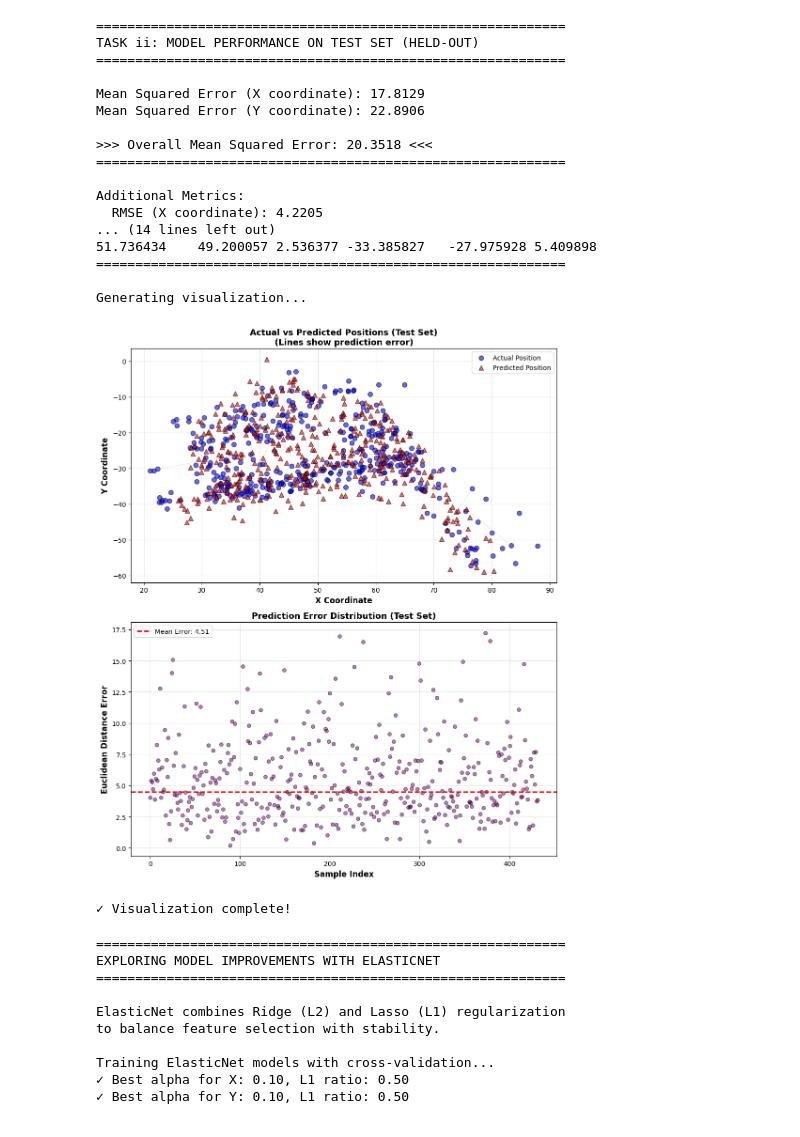
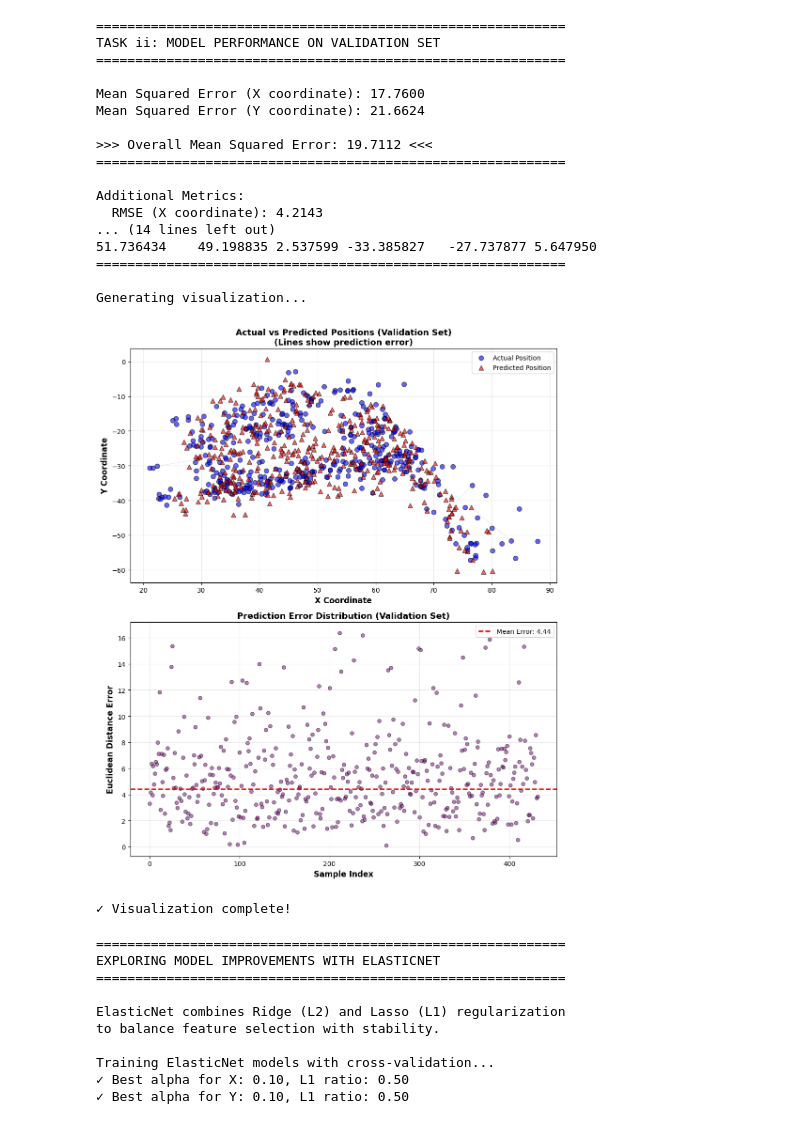
Before and after one commit to umarfj/ML_coursework, a Jupyter notebook: Q2.ipynb, the cells around one changed output. Drawn from its saved outputs; the diff is of its cells as text; code cells hidden in the pictures.

```diff
--- a/Q2.ipynb
+++ b/Q2.ipynb
@@ -193,18 +181,18 @@ TASK i: DEVELOPING MULTI-LINEAR REGRESSION MODEL
 ============================================================
 # %%
-# Task ii: Report Model Performance on Held-out Test Set
+# Task ii: Report Model Performance on Validation Set
 
 print("="*60)
-print("TASK ii: MODEL PERFORMANCE ON TEST SET (HELD-OUT)")
+print("TASK ii: MODEL PERFORMANCE ON VALIDATION SET")
 print("="*60)
 
-# Make predictions on test set
-y_pred_x = model_x.predict(X_test_scaled)
-y_pred_y = model_y.predict(X_test_scaled)
+# Make predictions on validation set
+y_pred_x = model_x.predict(X_val_scaled)
+y_pred_y = model_y.predict(X_val_scaled)
 
 # Calculate Mean Squared Error for each coordinate
-mse_x = mean_squared_error(y_test['x'], y_pred_x)
-mse_y = mean_squared_error(y_test['y'], y_pred_y)
+mse_x = mean_squared_error(y_val['x'], y_pred_x)
+mse_y = mean_squared_error(y_val['y'], y_pred_y)
 
 # Calculate overall MSE (average of both coordinates)
 mse_overall = (mse_x + mse_y) / 2
@@ -215,9 +203,9 @@ print(f"\n>>> Overall Mean Squared Error: {mse_overall:.4f} <<<")
 print("="*60)
 
 # Additional metrics
-rmse_x = np.sqrt(mse_x)
-rmse_y = np.sqrt(mse_y)
-rmse_overall = np.sqrt(mse_overall)
+rmse_x = float(np.sqrt(mse_x))
+rmse_y = float(np.sqrt(mse_y))
+rmse_overall = float(np.sqrt(mse_overall))
 
 print(f"\nAdditional Metrics:")
 print(f"  RMSE (X coordinate): {rmse_x:.4f}")
@@ -225,8 +213,8 @@ print(f"  RMSE (Y coordinate): {rmse_y:.4f}")
 print(f"  Overall RMSE: {rmse_overall:.4f}")
 
 # Calculate R² scores
-r2_x = r2_score(y_test['x'], y_pred_x)
-r2_y = r2_score(y_test['y'], y_pred_y)
+r2_x = r2_score(y_val['x'], y_pred_x)
+r2_y = r2_score(y_val['y'], y_pred_y)
 
 print(f"\n  R² Score (X coordinate): {r2_x:.4f}")
 print(f"  R² Score (Y coordinate): {r2_y:.4f}")
@@ -236,12 +224,12 @@ print("\n" + "-"*60)
 print("Sample Predictions vs Actual Values (First 5)")
 print("-"*60)
 comparison = pd.DataFrame({
-    'Actual_X': y_test['x'].values[:5],
+    'Actual_X': y_val['x'].values[:5],
     'Predicted_X': y_pred_x[:5],
-    'Error_X': np.abs(y_test['x'].values[:5] - y_pred_x[:5]),
-    'Actual_Y': y_test['y'].values[:5],
+    'Error_X': np.abs(y_val['x'].values[:5] - y_pred_x[:5]),
+    'Actual_Y': y_val['y'].values[:5],
     'Predicted_Y': y_pred_y[:5],
-    'Error_Y': np.abs(y_test['y'].values[:5] - y_pred_y[:5])
+    'Error_Y': np.abs(y_val['y'].values[:5] - y_pred_y[:5])
 })
 print(comparison.to_string(index=False))
 print("="*60)
@@ -253,55 +241,55 @@ fig, axes = plt.subplots(2, 1, figsize=(10, 12))
 
 # Plot 1: 2D Position Scatter (Actual vs Predicted)
 ax1 = axes[0]
-ax1.scatter(y_test['x'], y_test['y'], alpha=0.6, s=50, c='blue', label='Actual Position', edgecolors='black')
+ax1.scatter(y_val['x'], y_val['y'], alpha=0.6, s=50, c='blue', label='Actual Position', edgecolors='black')
 ax1.scatter(y_pred_x, y_pred_y, alpha=0.6, s=50, c='red', marker='^', label='Predicted Position', edgecolors='black')
 
 # Draw lines connecting actual to predicted for first 50 points (to avoid clutter)
-for i in range(min(50, len(y_test))):
-    ax1.plot([y_test['x'].values[i], y_pred_x[i]],
-             [y_test['y'].values[i], y_pred_y[i]],
+for i in range(min(50, len(y_val))):
+    ax1.plot([y_val['x'].values[i], y_pred_x[i]],
+             [y_val['y'].values[i], y_pred_y[i]],
              'gray', alpha=0.3, linewidth=0.5)
 
 ax1.set_xlabel('X Coordinate', fontsize=12, fontweight='bold')
 ax1.set_ylabel('Y Coordinate', fontsize=12, fontweight='bold')
-ax1.set_title('Actual vs Predicted Positions (Test Set)\n(Lines show prediction error)', fontsize=13, fontweight='bold')
+ax1.set_title('Actual vs Predicted Positions (Validation Set)\n(Lines show prediction error)', fontsize=13, fontweight='bold')
 ax1.legend(loc='best', fontsize=10)
 ax1.grid(True, alpha=0.3)
 
 # Plot 2: Residual Plot
 ax2 = axes[1]
-errors = np.sqrt((y_test['x'].values - y_pred_x)**2 + (y_test['y'].values - y_pred_y)**2)
+errors = np.sqrt((y_val['x'].values - y_pred_x)**2 + (y_val['y'].values - y_pred_y)**2)
 ax2.scatter(range(len(errors)), errors, alpha=0.5, s=30, c='purple', edgecolors='black')
 ax2.axhline(y=rmse_overall, color='red', linestyle='--', linewidth=2, label=f'Mean Error: {rmse_overall:.2f}')
 ax2.set_xlabel('Sample Index', fontsize=12, fontweight='bold')
 ax2.set_ylabel('Euclidean Distance Error', fontsize=12, fontweight='bold')
-ax2.set_title('Prediction Error Distribution (Test Set)', fontsize=13, fontweight='bold')
+ax2.set_title('Prediction Error Distribution (Validation Set)', fontsize=13, fontweight='bold')
 ax2.legend(loc='best', fontsize=10)
 ax2.grid(True, alpha=0.3)
 
 plt.tight_layout()
 plt.show()
 
 print("✓ Visualization complete!")
 # %% [output]
 ============================================================
-TASK ii: MODEL PERFORMANCE ON TEST SET (HELD-OUT)
+TASK ii: MODEL PERFORMANCE ON VALIDATION SET
 ============================================================
 
-Mean Squared Error (X coordinate): 17.8129
-Mean Squared Error (Y coordinate): 22.8906
+Mean Squared Error (X coordinate): 17.7600
+Mean Squared Error (Y coordinate): 21.6624
 
->>> Overall Mean Squared Error: 20.3518 <<<
+>>> Overall Mean Squared Error: 19.7112 <<<
 ============================================================
 
 Additional Metrics:
-  RMSE (X coordinate): 4.2205
+  RMSE (X coordinate): 4.2143
 ... (14 lines left out)
-51.736434    49.200057 2.536377 -33.385827   -27.975928 5.409898
+51.736434    49.198835 2.537599 -33.385827   -27.737877 5.647950
 ============================================================
 
 Generating visualization...
-[figure, old version]
+[figure, new version]
 ✓ Visualization complete!
 # %%
 # Potential Improvement: ElasticNet with Cross-Validation
```
Also changed, not shown: parts of 13 cells of this notebook.
